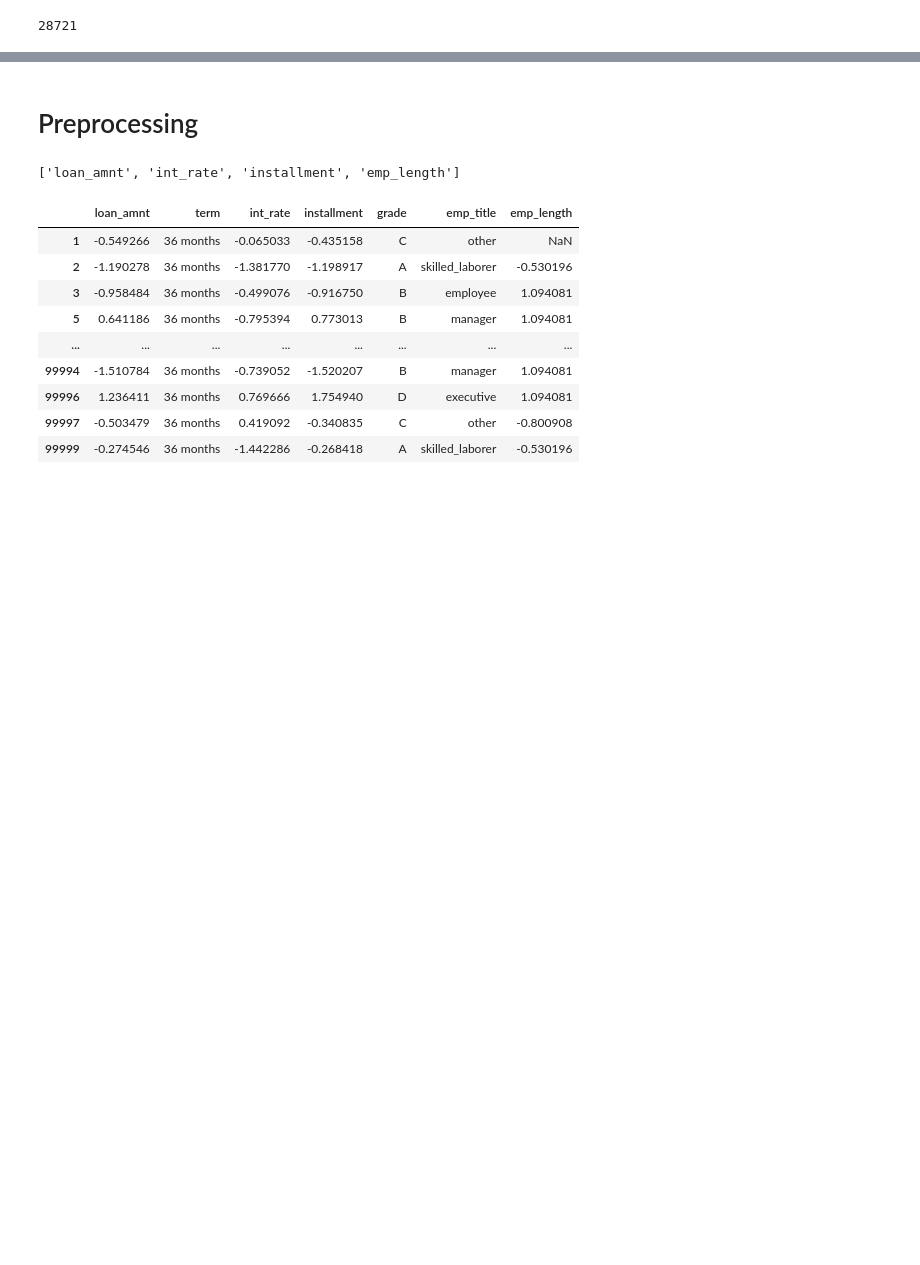
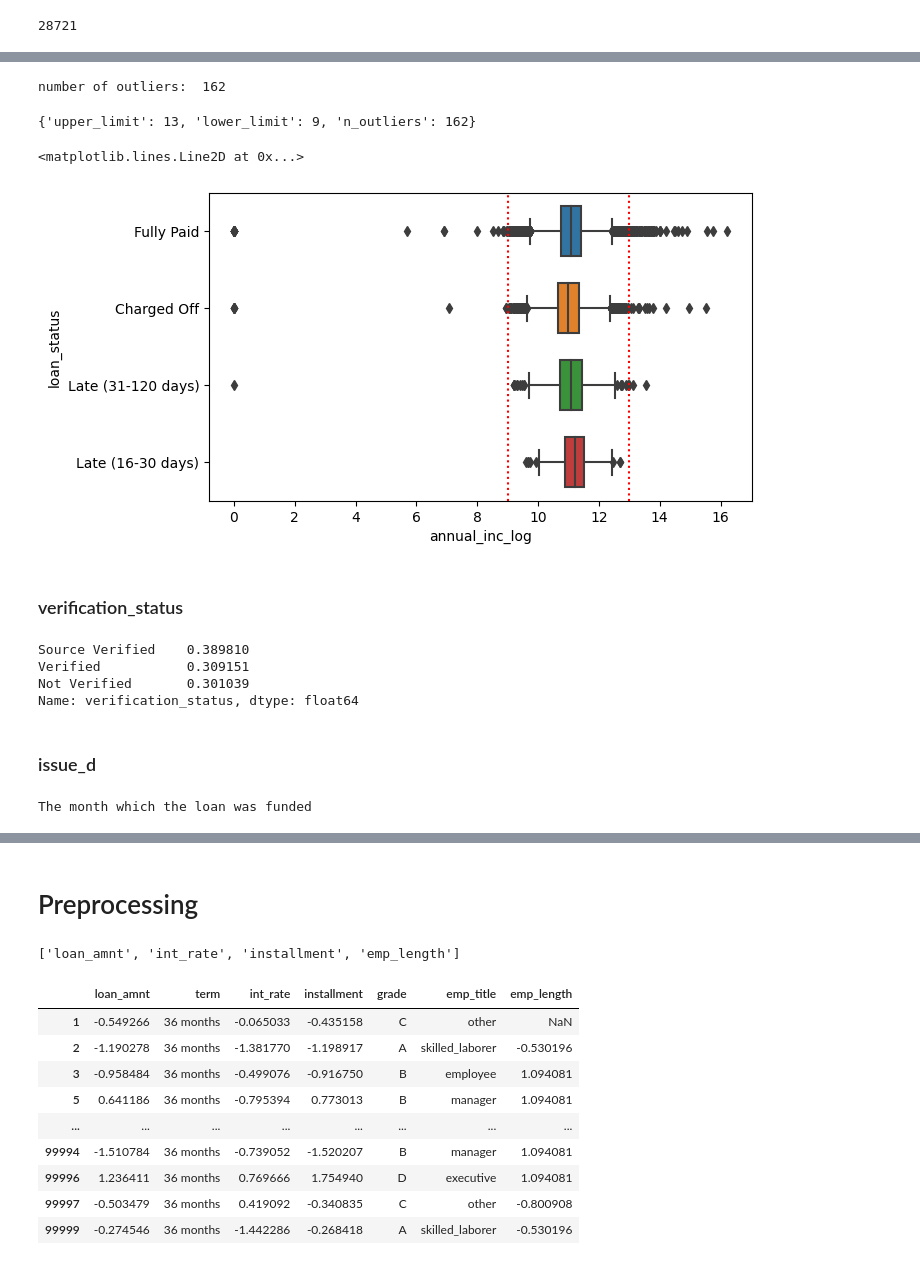
Before and after one commit to Alex1iv/Loan_repayment, a Jupyter notebook: notebooks/Loan_repayment.ipynb, the cells around one changed output, grey strips where cells are left out. Drawn from its saved outputs; the diff is of its cells as text; code cells hidden in the pictures; blank space fills up the shorter version.

```diff
--- a/notebooks/Loan_repayment.ipynb
+++ b/notebooks/Loan_repayment.ipynb
@@ -408,0 +462,4 @@ Name: emp_title, dtype: float64
+# %%
+# Logarythm of the feature
+data['annual_inc_log'] = data['annual_inc'].apply(lambda x: np.log(x) if x > 0  else 0)
+data['annual_inc_log'].describe()
@@ -408,0 +478,59 @@ Name: emp_title, dtype: float64
+# %%
+def get_sigma_limits(data: pd.DataFrame, features:list, sigma_factor=3):
+    """Returns upper limit
+
+    Args:
+        feature (pd.DataFrame): Feature to process
+        limit
+    """
+    for i, name in enumerate(features):
+        mean = data[name].mean()
+        std = data[name].std()
+        upper_limit = round(mean + sigma_factor* std)
+        lower_limit = round(mean - sigma_factor* std)
+        #print(f'Upper limit for {name} is: ', upper_limit)
+
+        n_outliers = len(data[(data['annual_inc_log'] < lower_limit) | (data['annual_inc_log'] > upper_limit)].index)
+        print('number of outliers: ', n_outliers)
+
+        limits = {'upper_limit':upper_limit,
+                  'lower_limit':lower_limit,
+                  'n_outliers': n_outliers}
+
+    return limits
+
+limits = get_sigma_limits(data, ['annual_inc_log'])
+limits
+# %% [output]
+number of outliers:  162
+{'upper_limit': 13, 'lower_limit': 9, 'n_outliers': 162}
+# %%
+fig, ax = plt.subplots(1,1, figsize=(7, 4))
+fig = sns.boxplot(data=data, x='annual_inc_log', y='loan_status', width=.65)
+# Обозначение границы областью
+# fig.add_vrect(
+#     limits['lower_limit'], limits['upper_limit'],
+#     fillcolor="LightSalmon", opacity=0.5,
+#     layer="below", line_width=0,
+#     name="Boundaries of z-method"
+# )
+ax.axvline(limits['lower_limit'], color='r', ls=':')
+ax.axvline(limits['upper_limit'], color='r', ls=':')
+# %% [output]
+<matplotlib.lines.Line2D at 0x...>
+[figure, added]
+# %% [markdown]
+### verification_status
+# %%
+data['verification_status'].value_counts(True)
+# %% [output]
+Source Verified    0.389810
+Verified           0.309151
+Not Verified       0.301039
+Name: verification_status, dtype: float64
+# %% [markdown]
+### issue_d
+# %%
+get_descr('issue_d')
+# %% [output]
+The month which the loan was funded
```
Also changed, not shown: parts of 30 cells of this notebook.
